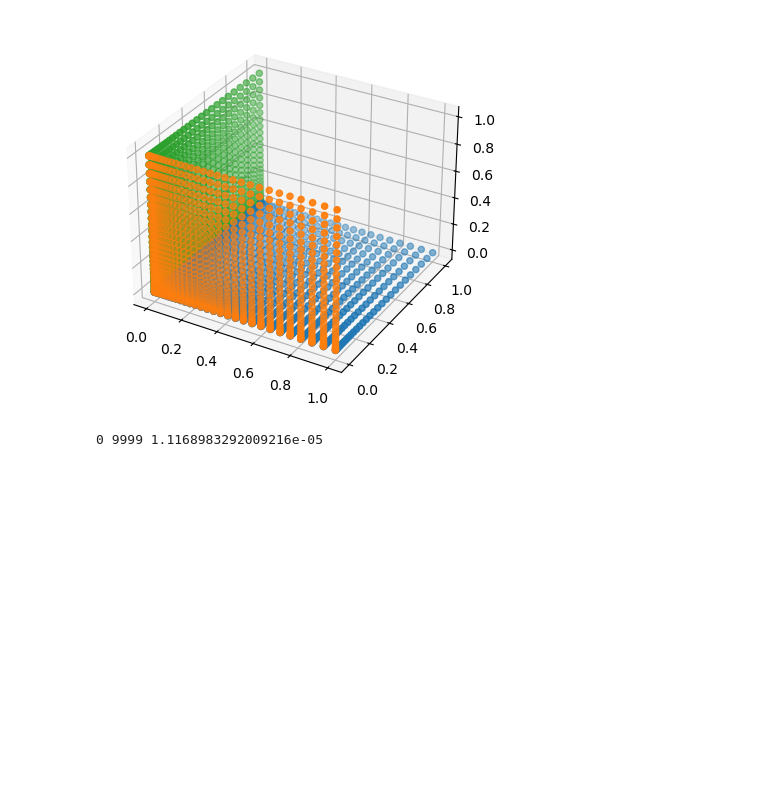
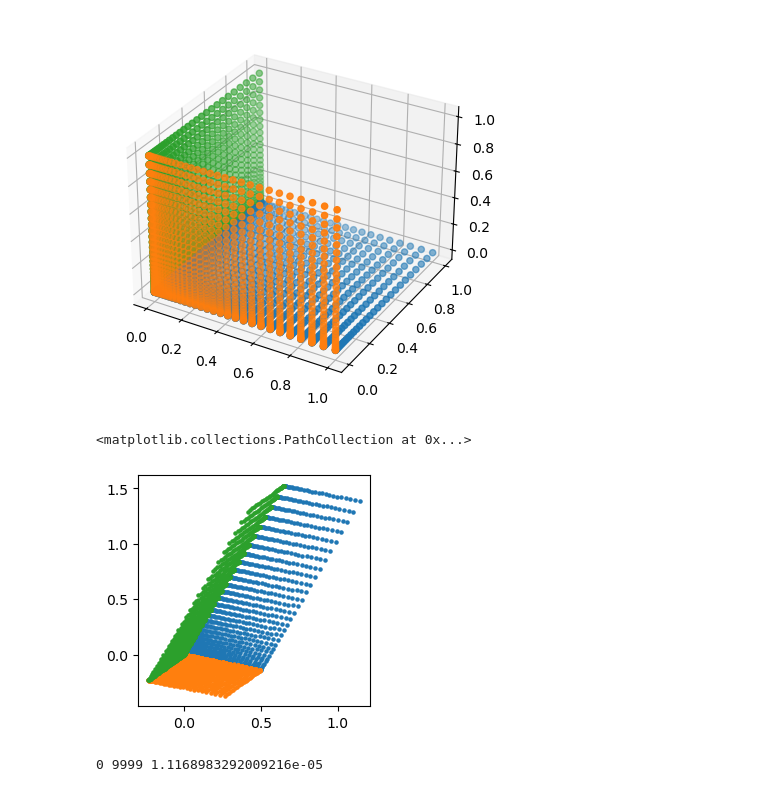
Before and after one commit to shrutij01/compositional-sparse-ood, a Jupyter notebook: 1_toy_ood_sae_clean.ipynb, the cells around one changed output. Saved outputs shown, nothing was run; the diff lists cells and outputs as text; code cells hidden in the pictures; blank space fills up the shorter version.

```diff
--- a/1_toy_ood_sae_clean.ipynb
+++ b/1_toy_ood_sae_clean.ipynb
@@ -75,6 +75,22 @@ A = np.random.normal(0, 1, (3, 2))
 #     (np.cos(2*np.pi/3), np.sin(2*np.pi/3)),
 #     (np.cos(2*np.pi/3*2), np.sin(2*np.pi/3*2)),
 # ))
+# %%
+# make observations
+
+## mixing in 2d
+y_01 = z_01 @ A
+y_02 = z_02 @ A
+y_12 = z_12 @ A
+# %%
+s = 5
+plt.figure(figsize=(3, 3))
+plt.scatter(*y_01.T, s=s)
+plt.scatter(*y_02.T, s=s)
+plt.scatter(*y_12.T, s=s)
+# %% [output]
+<matplotlib.collections.PathCollection at 0x...>
+[figure, added]
 # %%
 # train A (linear encoder, nonlinear decoder)
 num_seed = 10
```
Also changed, not shown: parts of 25 cells of this notebook, 5 other files.
